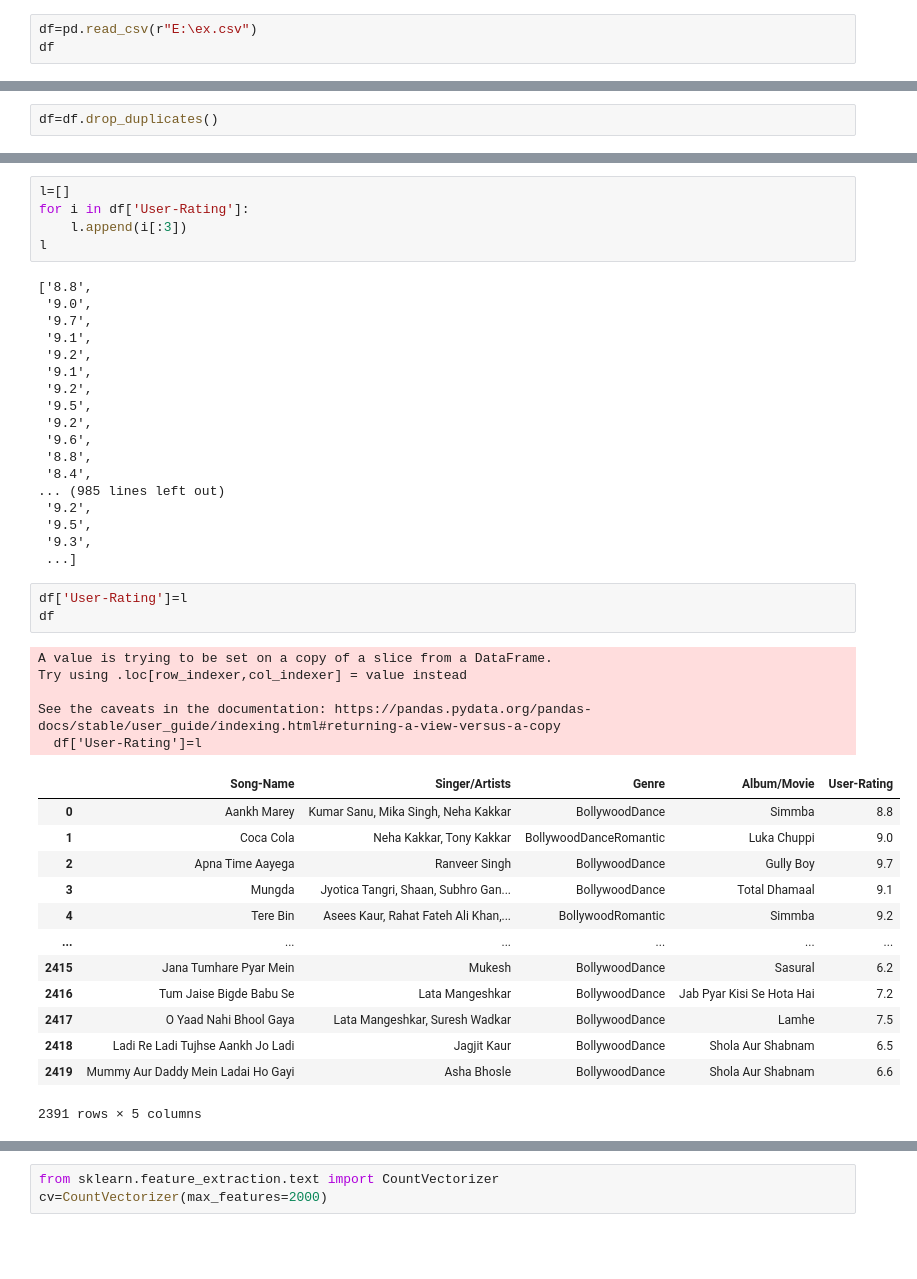
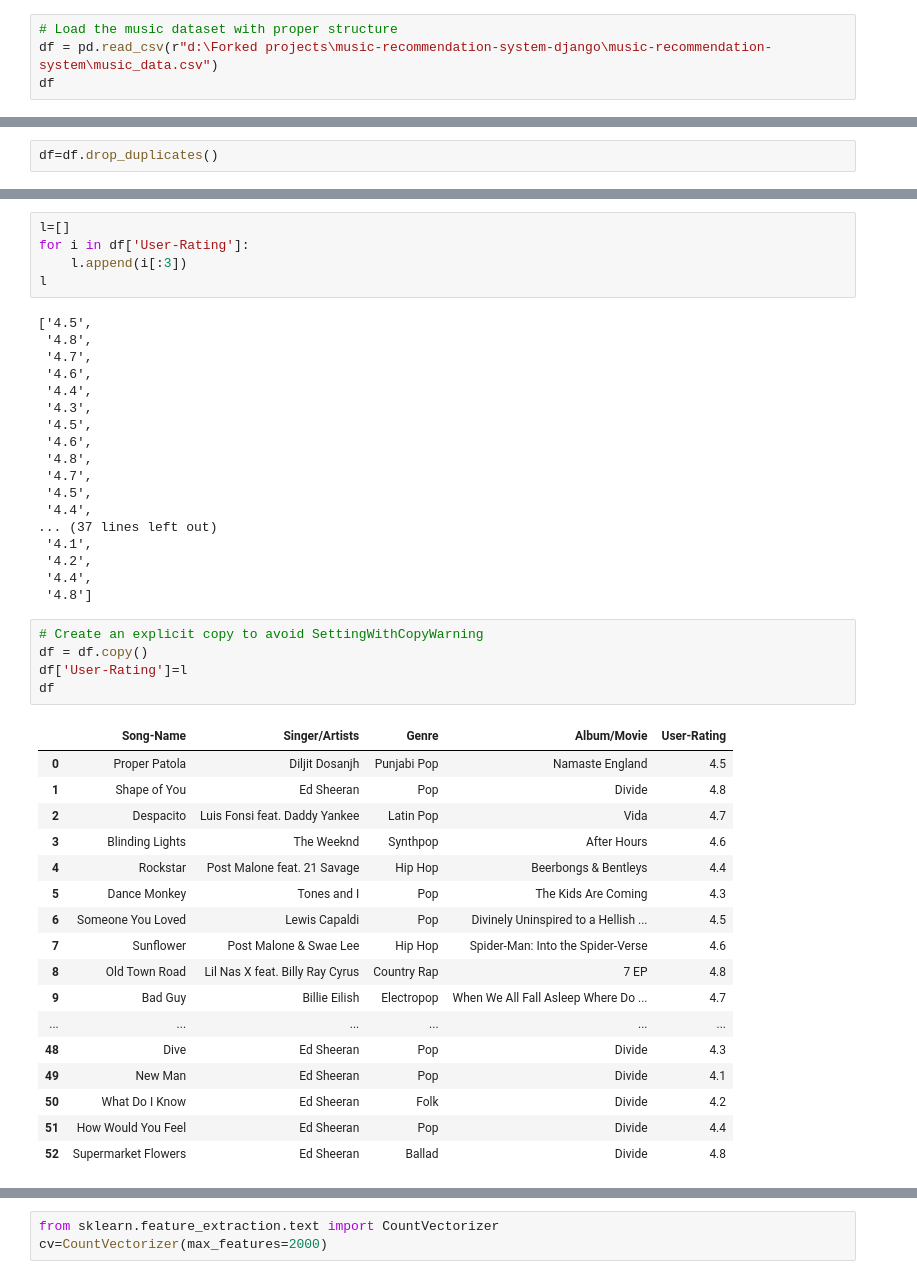
Before and after one commit to ianshulx/Django-Projects-for-beginners, a Jupyter notebook: music-recommendation-system/music_rec_new/Music recommendation system.ipynb, the cells around one changed output, grey strips where cells are left out. Cells and saved outputs as stored; diff of their text form; blank space fills up the shorter version.

```diff
--- a/music-recommendation-system/music_rec_new/Music recommendation system.ipynb
+++ b/music-recommendation-system/music_rec_new/Music recommendation system.ipynb
@@ -4,5 +24,6 @@ import pandas as pd
 # %%
-df=pd.read_csv(r"E:\ex.csv")
+# Load the music dataset with proper structure
+df = pd.read_csv(r"d:\Forked projects\music-recommendation-system-django\music-recommendation-system\music_data.csv")
 df
 # %% [output]
 |  | Song-Name | Singer/Artists | Genre | Album/Movie | User-Rating |
@@ -82,43 +173,44 @@ for i in df['User-Rating']:
     l.append(i[:3])
 l
 # %% [output]
-['8.8',
- '9.0',
- '9.7',
- '9.1',
- '9.2',
- '9.1',
- '9.2',
- '9.5',
- '9.2',
- '9.6',
- '8.8',
- '8.4',
-... (985 lines left out)
- '9.2',
- '9.5',
- '9.3',
- ...]
+['4.5',
+ '4.8',
+ '4.7',
+ '4.6',
+ '4.4',
+ '4.3',
+ '4.5',
+ '4.6',
+ '4.8',
+ '4.7',
+ '4.5',
+ '4.4',
+... (37 lines left out)
+ '4.1',
+ '4.2',
+ '4.4',
+ '4.8']
 # %%
+# Create an explicit copy to avoid SettingWithCopyWarning
+df = df.copy()
 df['User-Rating']=l
 df
 # %% [output]
-A value is trying to be set on a copy of a slice from a DataFrame.
-Try using .loc[row_indexer,col_indexer] = value instead
-
-See the caveats in the documentation: https://pandas.pydata.org/pandas-docs/stable/user_guide/indexing.html#returning-a-view-versus-a-copy
-  df['User-Rating']=l
 |  | Song-Name | Singer/Artists | Genre | Album/Movie | User-Rating |
-| 0 | Aankh Marey | Kumar Sanu, Mika Singh, Neha Kakkar | BollywoodDance | Simmba | 8.8 |
-| 1 | Coca Cola | Neha Kakkar, Tony Kakkar | BollywoodDanceRomantic | Luka Chuppi | 9.0 |
-| 2 | Apna Time Aayega | Ranveer Singh | BollywoodDance | Gully Boy | 9.7 |
-| 3 | Mungda | Jyotica Tangri, Shaan, Subhro Gan... | BollywoodDance | Total Dhamaal | 9.1 |
-| 4 | Tere Bin | Asees Kaur, Rahat Fateh Ali Khan,... | BollywoodRomantic | Simmba | 9.2 |
+| 0 | Proper Patola | Diljit Dosanjh | Punjabi Pop | Namaste England | 4.5 |
+| 1 | Shape of You | Ed Sheeran | Pop | Divide | 4.8 |
+| 2 | Despacito | Luis Fonsi feat. Daddy Yankee | Latin Pop | Vida | 4.7 |
+| 3 | Blinding Lights | The Weeknd | Synthpop | After Hours | 4.6 |
+| 4 | Rockstar | Post Malone feat. 21 Savage | Hip Hop | Beerbongs & Bentleys | 4.4 |
+| 5 | Dance Monkey | Tones and I | Pop | The Kids Are Coming | 4.3 |
+| 6 | Someone You Loved | Lewis Capaldi | Pop | Divinely Uninspired to a Hellish ... | 4.5 |
+| 7 | Sunflower | Post Malone & Swae Lee | Hip Hop | Spider-Man: Into the Spider-Verse | 4.6 |
+| 8 | Old Town Road | Lil Nas X feat. Billy Ray Cyrus | Country Rap | 7 EP | 4.8 |
+| 9 | Bad Guy | Billie Eilish | Electropop | When We All Fall Asleep Where Do ... | 4.7 |
 | ... | ... | ... | ... | ... | ... |
-| 2415 | Jana Tumhare Pyar Mein | Mukesh | BollywoodDance | Sasural | 6.2 |
-| 2416 | Tum Jaise Bigde Babu Se | Lata Mangeshkar | BollywoodDance | Jab Pyar Kisi Se Hota Hai | 7.2 |
-| 2417 | O Yaad Nahi Bhool Gaya | Lata Mangeshkar, Suresh Wadkar | BollywoodDance | Lamhe | 7.5 |
-| 2418 | Ladi Re Ladi Tujhse Aankh Jo Ladi | Jagjit Kaur | BollywoodDance | Shola Aur Shabnam | 6.5 |
-| 2419 | Mummy Aur Daddy Mein Ladai Ho Gayi | Asha Bhosle | BollywoodDance | Shola Aur Shabnam | 6.6 |
+| 48 | Dive | Ed Sheeran | Pop | Divide | 4.3 |
+| 49 | New Man | Ed Sheeran | Pop | Divide | 4.1 |
+| 50 | What Do I Know | Ed Sheeran | Folk | Divide | 4.2 |
+| 51 | How Would You Feel | Ed Sheeran | Pop | Divide | 4.4 |
+| 52 | Supermarket Flowers | Ed Sheeran | Ballad | Divide | 4.8 |
-2391 rows × 5 columns
 # %%
```
Also changed, not shown: parts of 38 cells of this notebook, 2 other files.
